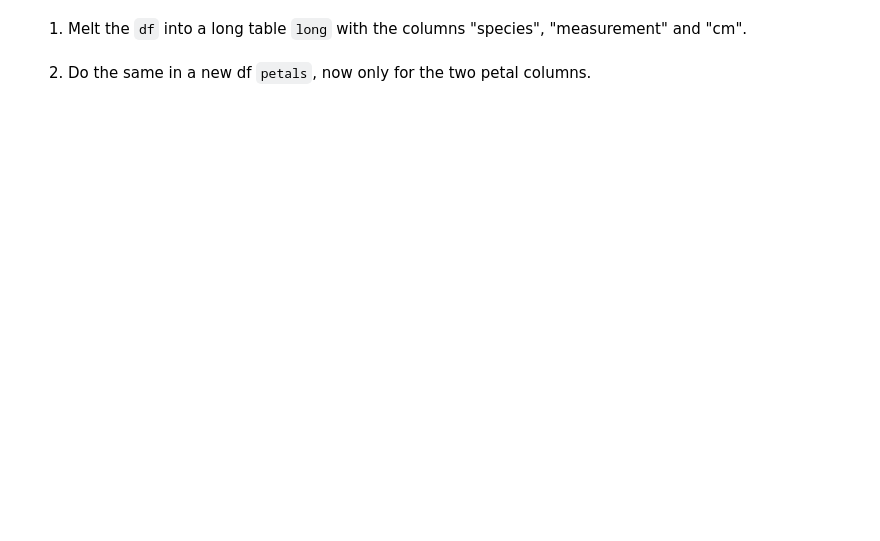
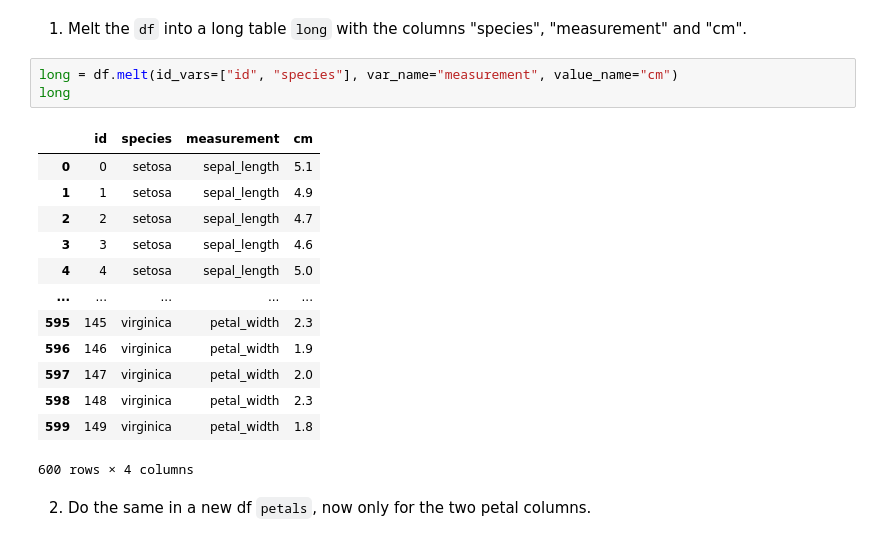
Before and after one commit to mcschuman/ChemicalDataScience103, a Jupyter notebook: lectures/session15/materials/melt_pivot.ipynb, the cells around one changed output. Saved outputs shown, nothing was run; the diff lists cells and outputs as text; blank space fills up the shorter version.

```diff
--- a/lectures/session15/materials/melt_pivot.ipynb
+++ b/lectures/session15/materials/melt_pivot.ipynb
@@ -92,4 +99,21 @@ df.head()
 # %% [markdown]
 1) Melt the ``df`` into a long table `long` with the columns "species", "measurement" and "cm".
+# %%
+long = df.melt(id_vars=["id", "species"], var_name="measurement", value_name="cm")
+long
+# %% [output]
+|  | id | species | measurement | cm |
+| 0 | 0 | setosa | sepal_length | 5.1 |
+| 1 | 1 | setosa | sepal_length | 4.9 |
+| 2 | 2 | setosa | sepal_length | 4.7 |
+| 3 | 3 | setosa | sepal_length | 4.6 |
+| 4 | 4 | setosa | sepal_length | 5.0 |
+| ... | ... | ... | ... | ... |
+| 595 | 145 | virginica | petal_width | 2.3 |
+| 596 | 146 | virginica | petal_width | 1.9 |
+| 597 | 147 | virginica | petal_width | 2.0 |
+| 598 | 148 | virginica | petal_width | 2.3 |
+| 599 | 149 | virginica | petal_width | 1.8 |
+600 rows × 4 columns
 # %% [markdown]
 2) Do the same in a new df `petals`, now only for the two petal columns.
```
Also changed, not shown: parts of 8 cells of this notebook, 5 other files.
